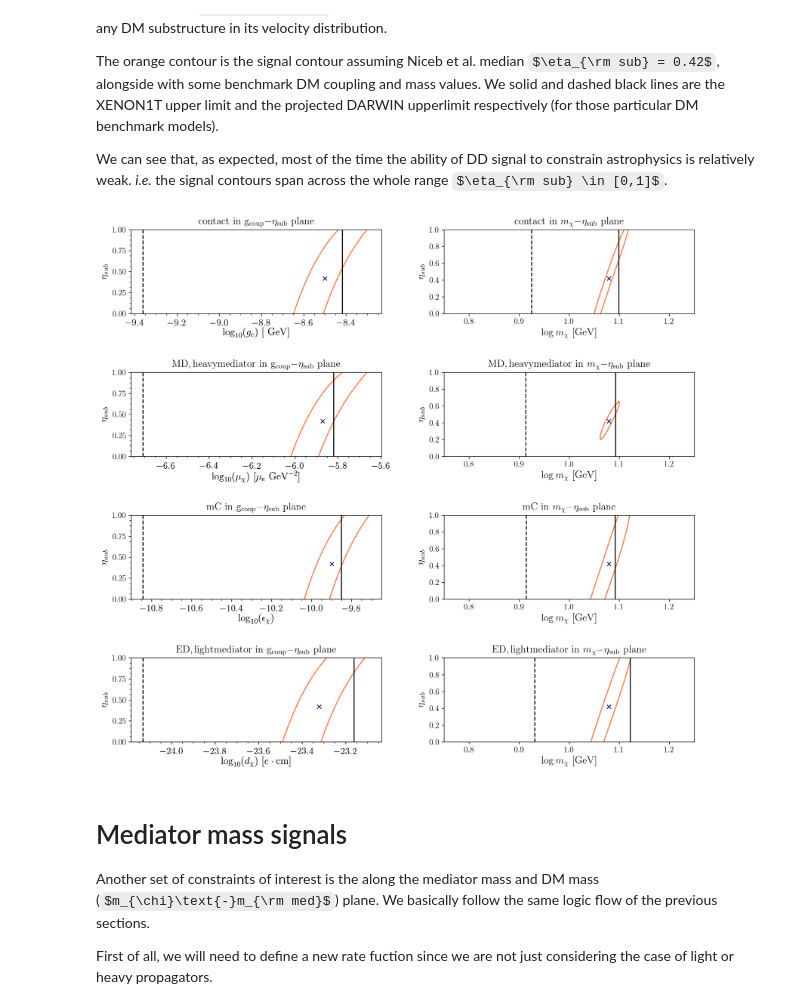
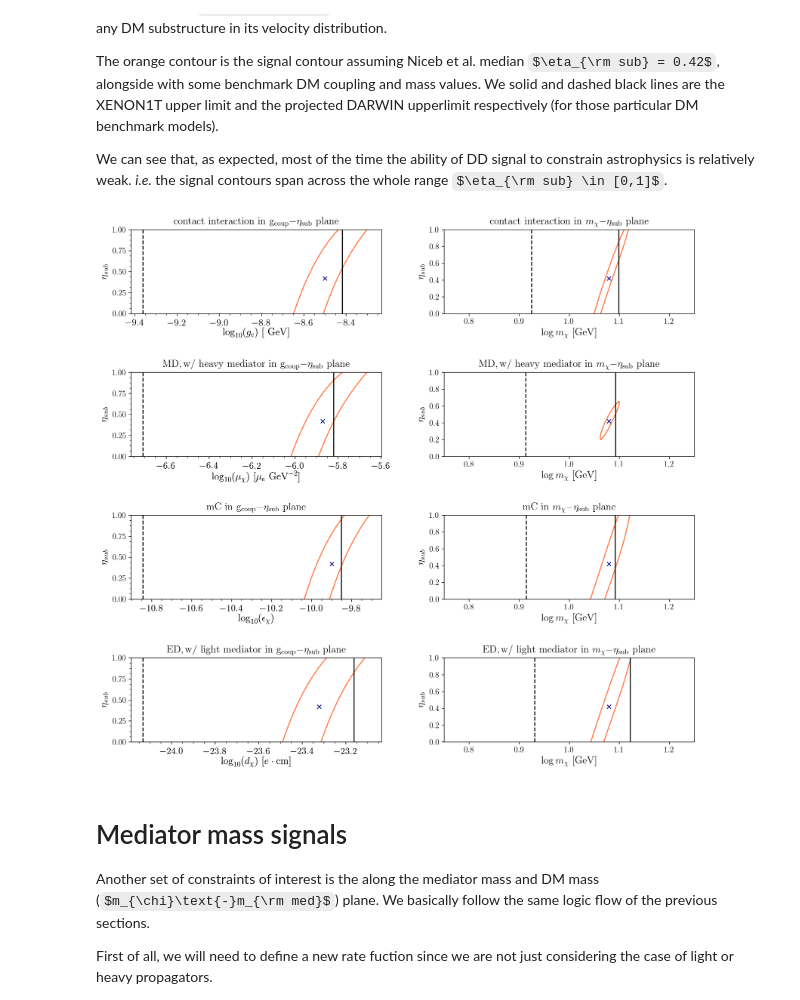
Before and after one commit to bbsonjohn/DD-Gaia-substructure, a Jupyter notebook: dd_eft_substructure-3D-Signals.ipynb, the cells around one changed output. Drawn from its saved outputs; the diff is of its cells as text; code cells hidden in the pictures; some formulas as TeX source.

```diff
--- a/dd_eft_substructure-3D-Signals.ipynb
+++ b/dd_eft_substructure-3D-Signals.ipynb
@@ -1174,7 +1173,7 @@ fig, ax = plt.subplots( len(ops_list) , 2)
 fig.subplots_adjust(wspace=0.25, hspace=0.7)
 plt.rcParams["figure.dpi"] = 100
 
-model_name = [r'contact', r'MD, heavy mediator', r'mC', r'ED, light mediator']
+model_name = [r'contact\ interaction', r'MD, w/\ heavy\ mediator', r'mC', r'ED, w/\ light\ mediator']
 
 
 eta_bench = 0.42
@@ -1267,34 +1266,34 @@ for i_op, opers in enumerate(ops_list):
 
     ax[row_indx, 0].set_title(r'${\rm %s \ in\ g_{\rm coup}-}\eta_{\rm sub}\ {\rm plane}$' % model_name[i_op], fontsize=15)
     ax[row_indx, 1].set_title(r'${\rm %s \ in\ } m_{\chi}{\rm -}\eta_{\rm sub}\ {\rm plane}$' % model_name[i_op], fontsize=15)
 
     xlim_down, xlim_up = ax[row_indx, 0].get_xlim()
 
     xaxsec = ax[row_indx, 0].twiny();
 
     if opers == 'mDM_h':
         xaxsec.set_xlim((  mag_moment(xlim_down, True, True), mag_moment(xlim_up, True, True) ))
         xaxsec.set_xlabel(r'$\log_{10}(\mu_\chi)\ [\mu_e{\rm\ GeV}^{-2}]$', fontsize=15);
     elif opers == 'eDM_l':
         xaxsec.set_xlim( (elc_moment( xlim_down, True, True), elc_moment(xlim_up, True, True) ))
         xaxsec.set_xlabel(r'$\log_{10}(d_\chi)\ [e\cdot{\rm cm}]$', fontsize=15);
     elif opers == 'mQ':
         xaxsec.set_xlim( (xlim_down, xlim_up) )
         xaxsec.set_xlabel(r'$\log_{10}(\epsilon_\chi)$', fontsize=15)
     elif opers == 'SS':
         xaxsec.set_xlim( (xlim_down, xlim_up) )
         xaxsec.set_xlabel(r'$\log_{10}(g_c)\ [{\rm \ GeV}]$', fontsize=15)
 
 
     xaxsec.minorticks_on();
     xaxsec.tick_params(axis='both', which='major', labelsize=14)
     plt.setp(xaxsec.get_yticklabels()[0], visible=False)
     ax[row_indx, 0].xaxis = xaxsec.xaxis
     xaxsec.xaxis.set_label_position('bottom'); xaxsec.xaxis.set_ticks_position('bottom')
 
 plt.show()
 # %% [output]
-[figure, old version]
+[figure, new version]
 # %% [markdown]
 # Mediator mass signals
 
```
Also changed, not shown: parts of 1 cell of this notebook.
